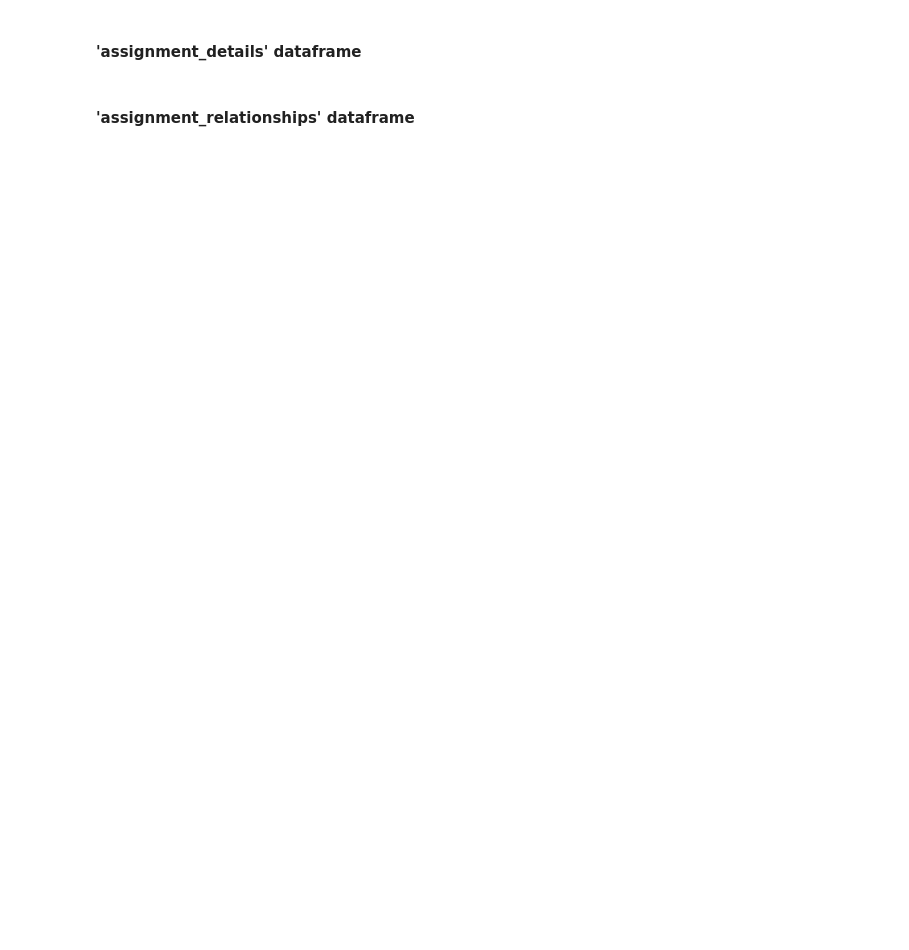
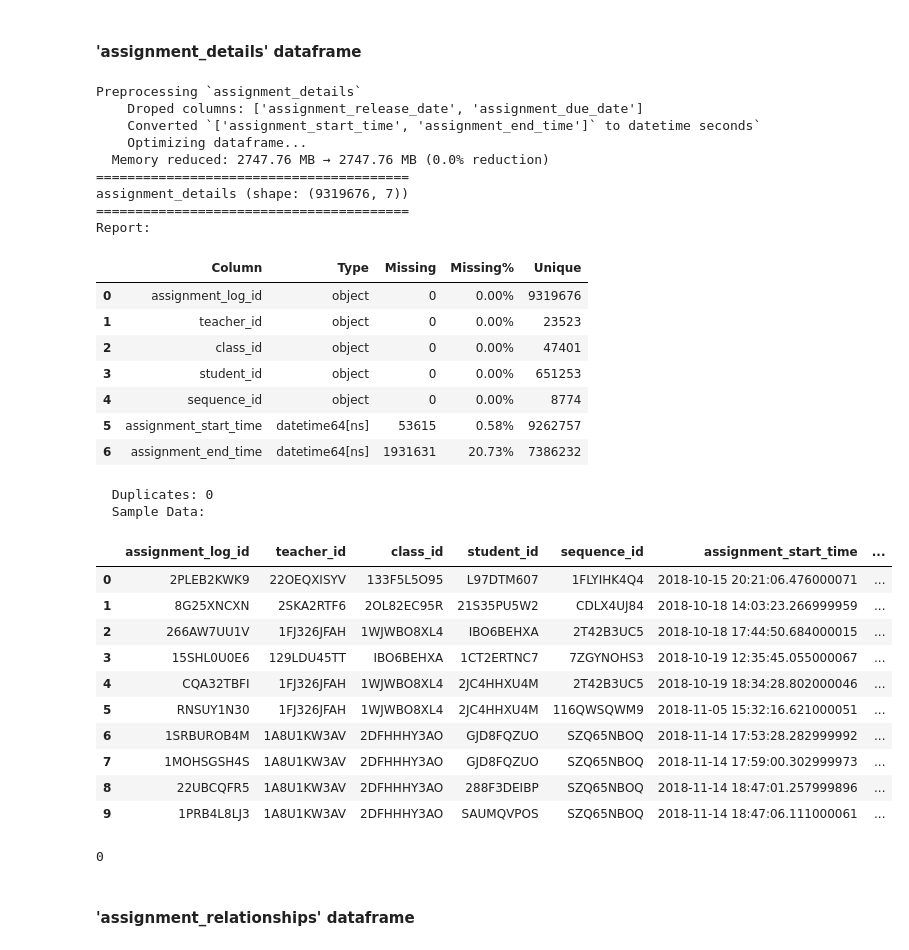
Before and after one commit to caineirb/CSC172-AssociationMining-Bautista, a Jupyter notebook: notebooks/asm_apriori.ipynb, the cells around one changed output. Drawn from its saved outputs; the diff is of its cells as text; code cells hidden in the pictures; blank space fills up the shorter version.

```diff
--- a/notebooks/asm_apriori.ipynb
+++ b/notebooks/asm_apriori.ipynb
@@ -221,24 +390,66 @@ gc.collect()
 # %% [markdown]
 #### 'assignment_details' dataframe
 # %%
+print("Preprocessing `assignment_details`")
+ASSIGNMENT_COLS_TO_KEEP = [
+    'assignment_log_id',
+    'student_id',
+    'teacher_id',
+    'class_id',
+    'sequence_id',
+    'assignment_start_time',
+    'assignment_end_time',
+]
+ASSIGNMENT_COLS_DROP = [c for c in data_frames['assignment_details'].columns if c not in ASSIGNMENT_COLS_TO_KEEP]
+data_frames["assignment_details"] = data_frames["assignment_details"].drop(columns=ASSIGNMENT_COLS_DROP)
+print(f"    Droped columns: {ASSIGNMENT_COLS_DROP}")
+
 # Convert time measurements
-data_frames['assignment_details']["assignment_start_time"] = pd.to_datetime(
-    data_frames['assignment_details']["assignment_start_time"], unit="s", errors="coerce"
-)
-data_frames['assignment_details']["assignment_end_time"] = pd.to_datetime(
-    data_frames['assignment_details']["assignment_end_time"], unit="s", errors="coerce"
-)
-data_frames['assignment_details']["assignment_release_date"] = pd.to_datetime(
-    data_frames['assignment_details']["assignment_release_date"], unit="s"
-)
-data_frames['assignment_details']["assignment_due_date"] = pd.to_datetime(
-    data_frames['assignment_details']["assignment_due_date"], unit="s", errors="coerce"
-)
+TO_CONVERT = ['assignment_start_time', 'assignment_end_time']
+for col in TO_CONVERT:
+    if col in data_frames["assignment_details"].columns:
+        data_frames["assignment_details"][col] = pd.to_datetime(data_frames["assignment_details"][col], unit='s', errors='coerce')
+print(f"    Converted `{TO_CONVERT}` to datetime seconds`")
+
+print(f"    Optimizing dataframe...")
+data_frames["assignment_details"] = optimize_dataframe(data_frames["assignment_details"])
 
 df_exploration('assignment_details', data_frames['assignment_details'])
 save_dataframe('assignment_details',data_frames['assignment_details'])
-del data_frames['assignment_details']
+del data_frames['assignment_details'], ASSIGNMENT_COLS_TO_KEEP, ASSIGNMENT_COLS_DROP, TO_CONVERT
 gc.collect()
+# %% [output]
+Preprocessing `assignment_details`
+    Droped columns: ['assignment_release_date', 'assignment_due_date']
+    Converted `['assignment_start_time', 'assignment_end_time']` to datetime seconds`
+    Optimizing dataframe...
+  Memory reduced: 2747.76 MB → 2747.76 MB (0.0% reduction)
+========================================
+assignment_details (shape: (9319676, 7))
+========================================
+Report:
+|  | Column | Type | Missing | Missing% | Unique |
+| 0 | assignment_log_id | object | 0 | 0.00% | 9319676 |
+| 1 | teacher_id | object | 0 | 0.00% | 23523 |
+| 2 | class_id | object | 0 | 0.00% | 47401 |
+| 3 | student_id | object | 0 | 0.00% | 651253 |
+| 4 | sequence_id | object | 0 | 0.00% | 8774 |
+| 5 | assignment_start_time | datetime64[ns] | 53615 | 0.58% | 9262757 |
+| 6 | assignment_end_time | datetime64[ns] | 1931631 | 20.73% | 7386232 |
+  Duplicates: 0
+  Sample Data:
+|  | assignment_log_id | teacher_id | class_id | student_id | sequence_id | assignment_start_time | ... |
+| 0 | 2PLEB2KWK9 | 22OEQXISYV | 133F5L5O95 | L97DTM607 | 1FLYIHK4Q4 | 2018-10-15 20:21:06.476000071 | ... |
+| 1 | 8G25XNCXN | 2SKA2RTF6 | 2OL82EC95R | 21S35PU5W2 | CDLX4UJ84 | 2018-10-18 14:03:23.266999959 | ... |
+| 2 | 266AW7UU1V | 1FJ326JFAH | 1WJWBO8XL4 | IBO6BEHXA | 2T42B3UC5 | 2018-10-18 17:44:50.684000015 | ... |
+| 3 | 15SHL0U0E6 | 129LDU45TT | IBO6BEHXA | 1CT2ERTNC7 | 7ZGYNOHS3 | 2018-10-19 12:35:45.055000067 | ... |
+| 4 | CQA32TBFI | 1FJ326JFAH | 1WJWBO8XL4 | 2JC4HHXU4M | 2T42B3UC5 | 2018-10-19 18:34:28.802000046 | ... |
+| 5 | RNSUY1N30 | 1FJ326JFAH | 1WJWBO8XL4 | 2JC4HHXU4M | 116QWSQWM9 | 2018-11-05 15:32:16.621000051 | ... |
+| 6 | 1SRBUROB4M | 1A8U1KW3AV | 2DFHHHY3AO | GJD8FQZUO | SZQ65NBOQ | 2018-11-14 17:53:28.282999992 | ... |
+| 7 | 1MOHSGSH4S | 1A8U1KW3AV | 2DFHHHY3AO | GJD8FQZUO | SZQ65NBOQ | 2018-11-14 17:59:00.302999973 | ... |
+| 8 | 22UBCQFR5 | 1A8U1KW3AV | 2DFHHHY3AO | 288F3DEIBP | SZQ65NBOQ | 2018-11-14 18:47:01.257999896 | ... |
+| 9 | 1PRB4L8LJ3 | 1A8U1KW3AV | 2DFHHHY3AO | SAUMQVPOS | SZQ65NBOQ | 2018-11-14 18:47:06.111000061 | ... |
+0
 # %% [markdown]
 #### 'assignment_relationships' dataframe
 # %%
```
Also changed, not shown: parts of 25 cells of this notebook, 1 other file.
